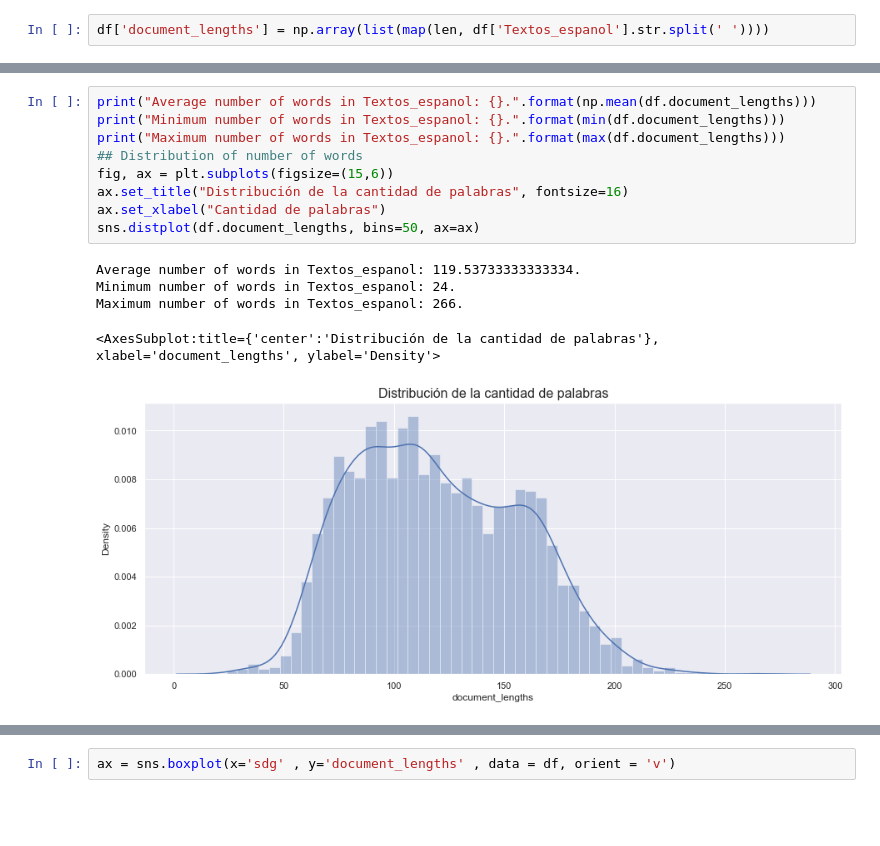
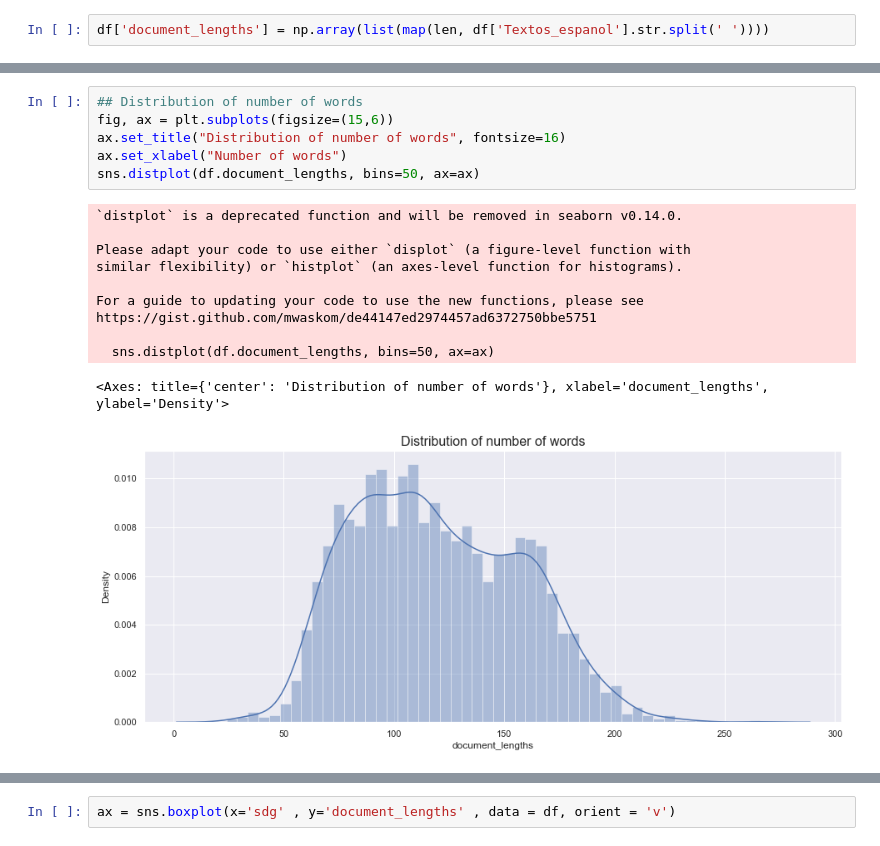
Before and after one commit to montejs3/ProyectoBI, a Jupyter notebook: modeloODS.ipynb, the cells around one changed output, grey strips where cells are left out. Cells and saved outputs as stored; diff of their text form; blank space fills up the shorter version.

```diff
--- a/modeloODS.ipynb
+++ b/modeloODS.ipynb
@@ -99,18 +121,21 @@ df['document_lengths'] = np.array(list(map(len, df['Textos_espanol'].str.split('
 # %%
-print("Average number of words in Textos_espanol: {}.".format(np.mean(df.document_lengths)))
-print("Minimum number of words in Textos_espanol: {}.".format(min(df.document_lengths)))
-print("Maximum number of words in Textos_espanol: {}.".format(max(df.document_lengths)))
 ## Distribution of number of words
 fig, ax = plt.subplots(figsize=(15,6))
-ax.set_title("Distribución de la cantidad de palabras", fontsize=16)
-ax.set_xlabel("Cantidad de palabras")
+ax.set_title("Distribution of number of words", fontsize=16)
+ax.set_xlabel("Number of words")
 sns.distplot(df.document_lengths, bins=50, ax=ax)
 # %% [output]
-Average number of words in Textos_espanol: 119.53733333333334.
-Minimum number of words in Textos_espanol: 24.
-Maximum number of words in Textos_espanol: 266.
+`distplot` is a deprecated function and will be removed in seaborn v0.14.0.
+
+Please adapt your code to use either `displot` (a figure-level function with
+similar flexibility) or `histplot` (an axes-level function for histograms).
+
+For a guide to updating your code to use the new functions, please see
+https://gist.github.com/mwaskom/de44147ed2974457ad6372750bbe5751
+
+  sns.distplot(df.document_lengths, bins=50, ax=ax)
-<AxesSubplot:title={'center':'Distribución de la cantidad de palabras'}, xlabel='document_lengths', ylabel='Density'>
+<Axes: title={'center': 'Distribution of number of words'}, xlabel='document_lengths', ylabel='Density'>
-[figure, old version]
+[figure, new version]
 # %%
 dist_per_target= pd.pivot_table(df, values='document_lengths', index=['sdg'], aggfunc={'document_lengths': [np.mean, min, max,np.std]})
 dist_per_target
```
Also changed, not shown: parts of 23 cells of this notebook.
